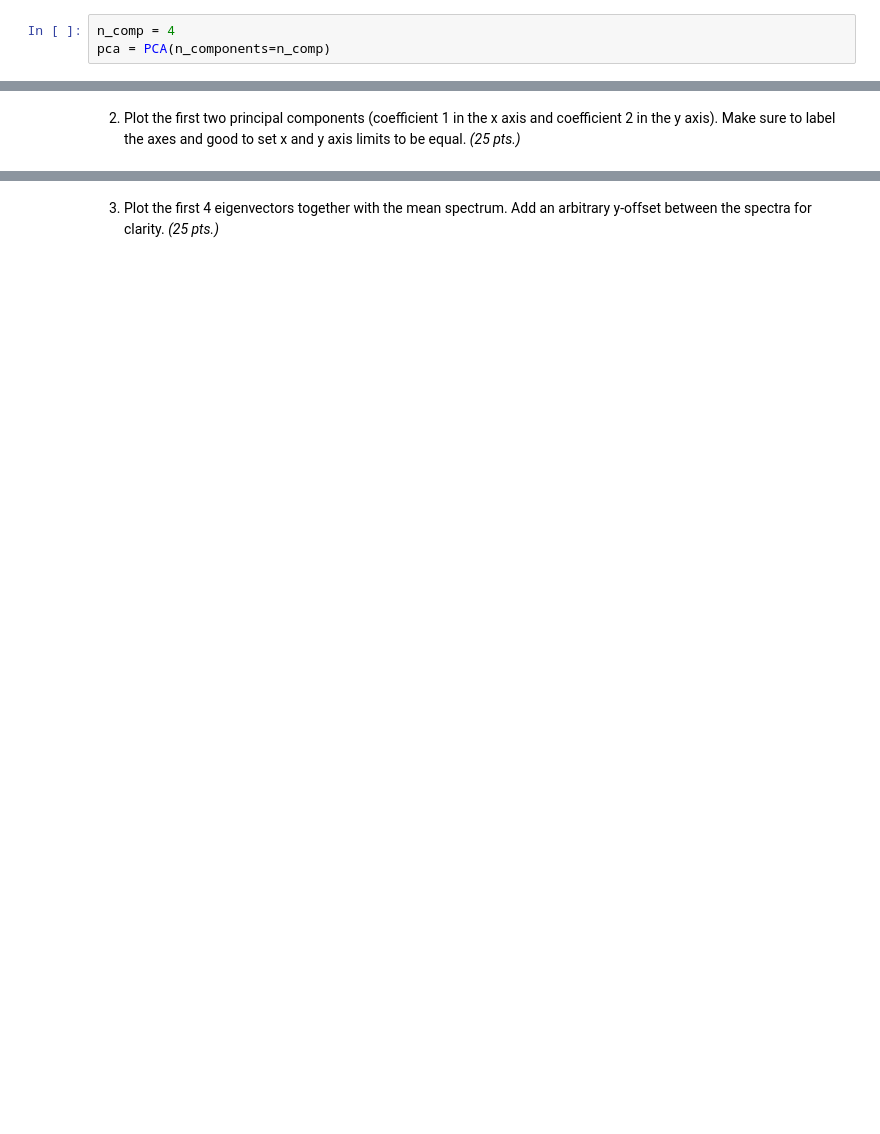
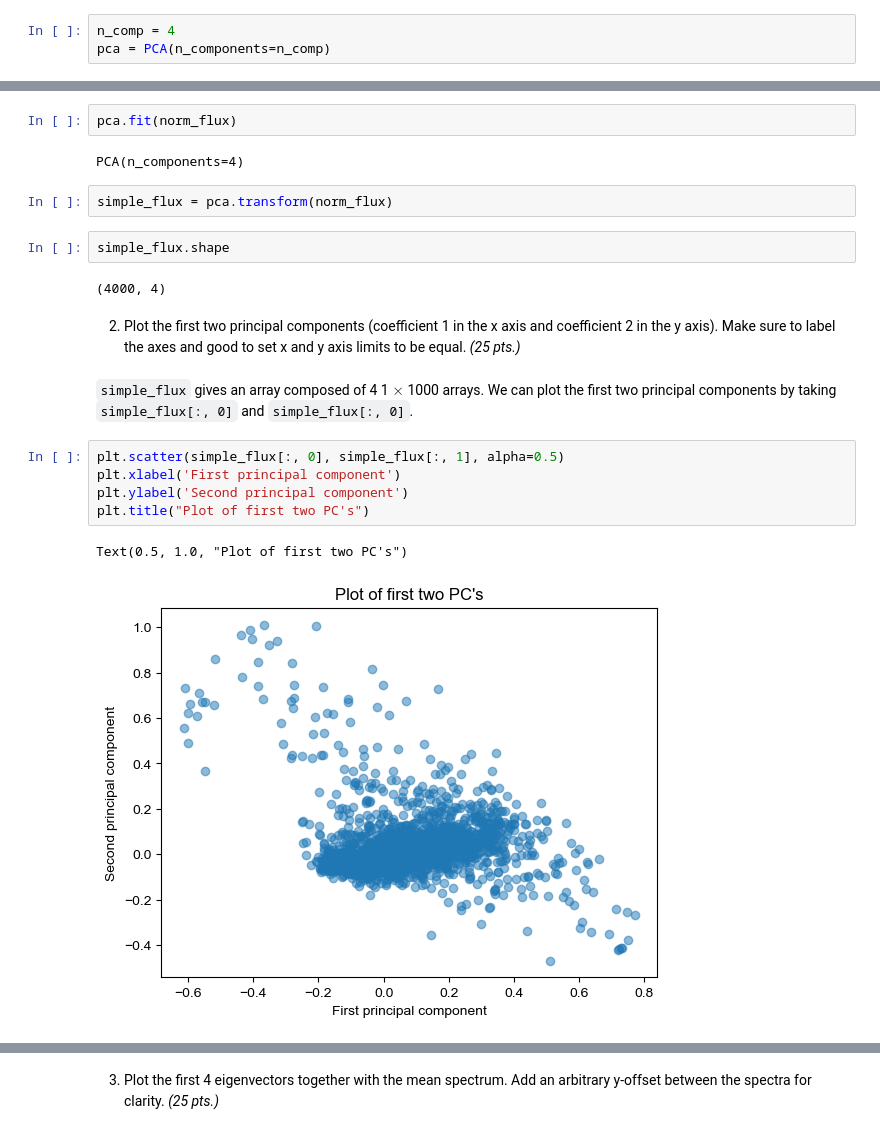
Before and after one commit to majavier26/App_Physics_157, a Jupyter notebook: AP157_lab_assignmnent_A3.ipynb, the cells around one changed output, grey strips where cells are left out. Saved outputs shown, nothing was run; the diff lists cells and outputs as text; blank space fills up the shorter version.

```diff
--- a/AP157_lab_assignmnent_A3.ipynb
+++ b/AP157_lab_assignmnent_A3.ipynb
@@ -156,2 +203,22 @@ zeroes = np.zeros([1000, 1000])
+# %%
+pca.fit(norm_flux)
+# %% [output]
+PCA(n_components=4)
+# %%
+simple_flux = pca.transform(norm_flux)
+# %%
+simple_flux.shape
+# %% [output]
+(4000, 4)
 # %% [markdown]
 2. Plot the first two principal components (coefficient 1 in the x axis and coefficient 2 in the y axis). Make sure to label the axes and good to set x and y axis limits to be equal. *(25 pts.)*
+# %% [markdown]
+`simple_flux` gives an array composed of 4 1 $\times$ 1000 arrays. We can plot the first two principal components by taking `simple_flux[:, 0]` and `simple_flux[:, 0]`.
+# %%
+plt.scatter(simple_flux[:, 0], simple_flux[:, 1], alpha=0.5)
+plt.xlabel('First principal component')
+plt.ylabel('Second principal component')
+plt.title("Plot of first two PC's")
+# %% [output]
+Text(0.5, 1.0, "Plot of first two PC's")
+[figure, added]
```
Also changed, not shown: parts of 40 cells of this notebook, 1 other file.
